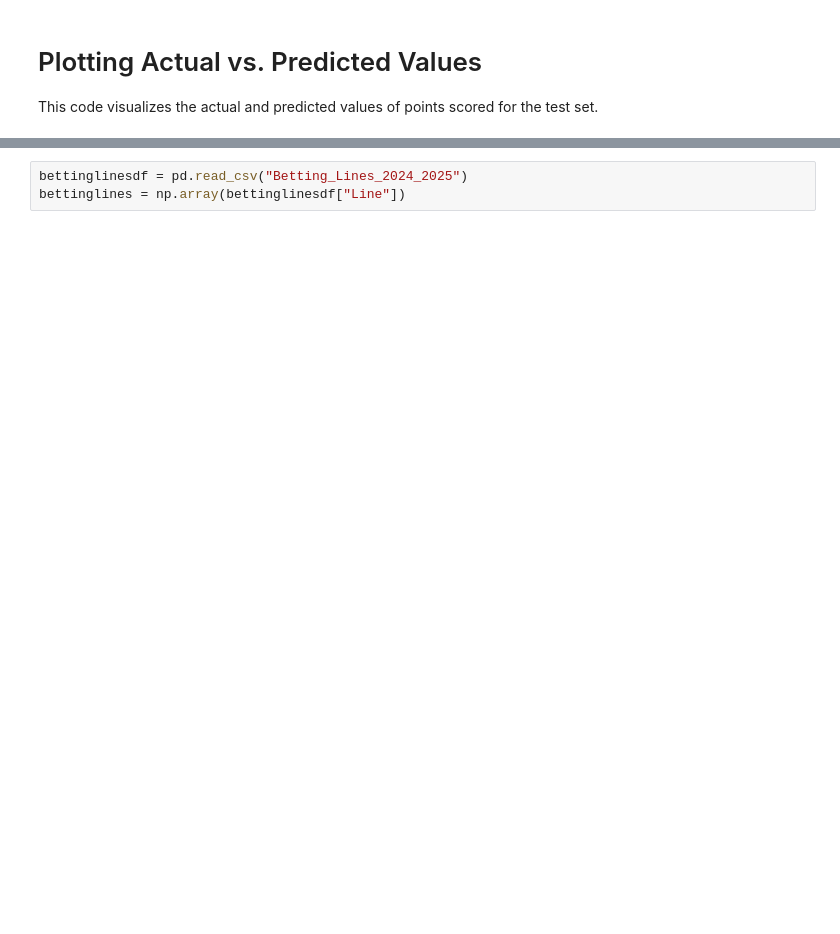
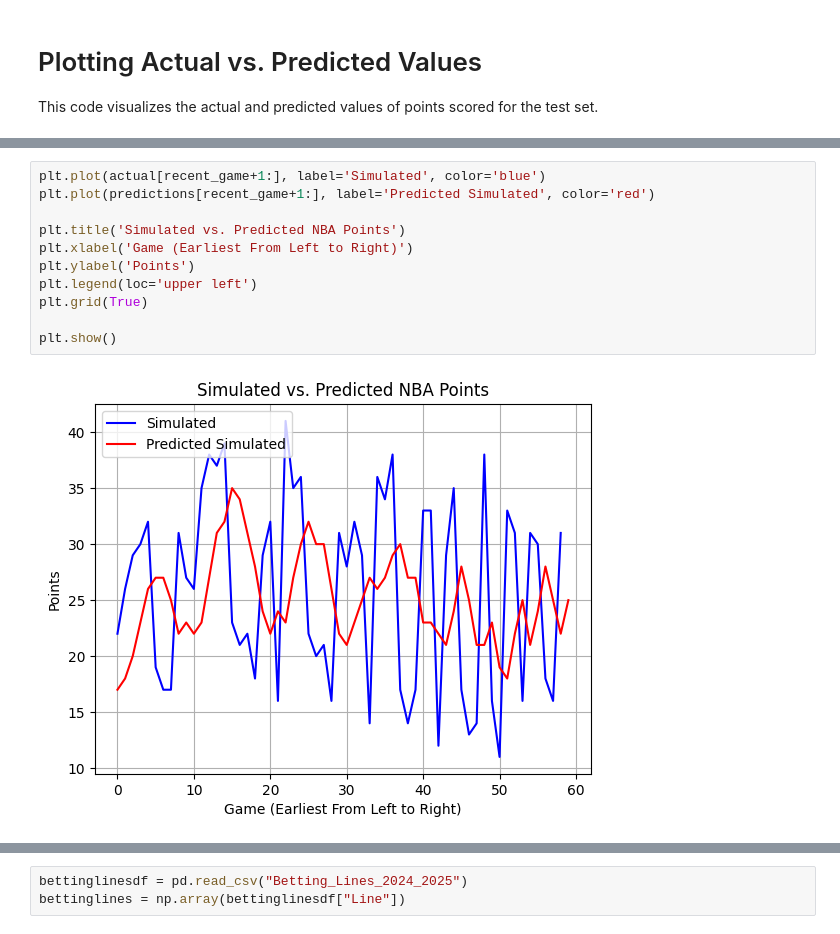
Before and after one commit to jwu04/LSTM-Project, a Jupyter notebook: LSTM.ipynb, the cells around one changed output, grey strips where cells are left out. Saved outputs shown, nothing was run; the diff lists cells and outputs as text; blank space fills up the shorter version.

```diff
--- a/LSTM.ipynb
+++ b/LSTM.ipynb
@@ -480,0 +413,13 @@ We want to maximize the amount of money earned if we were to truly bet on Lebron
+# %%
+plt.plot(actual[recent_game+1:], label='Simulated', color='blue')
+plt.plot(predictions[recent_game+1:], label='Predicted Simulated', color='red')
+
+plt.title('Simulated vs. Predicted NBA Points')
+plt.xlabel('Game (Earliest From Left to Right)')
+plt.ylabel('Points')
+plt.legend(loc='upper left')
+plt.grid(True)
+
+plt.show()
+# %% [output]
+[figure, added]
```
Also changed, not shown: parts of 21 cells of this notebook.
